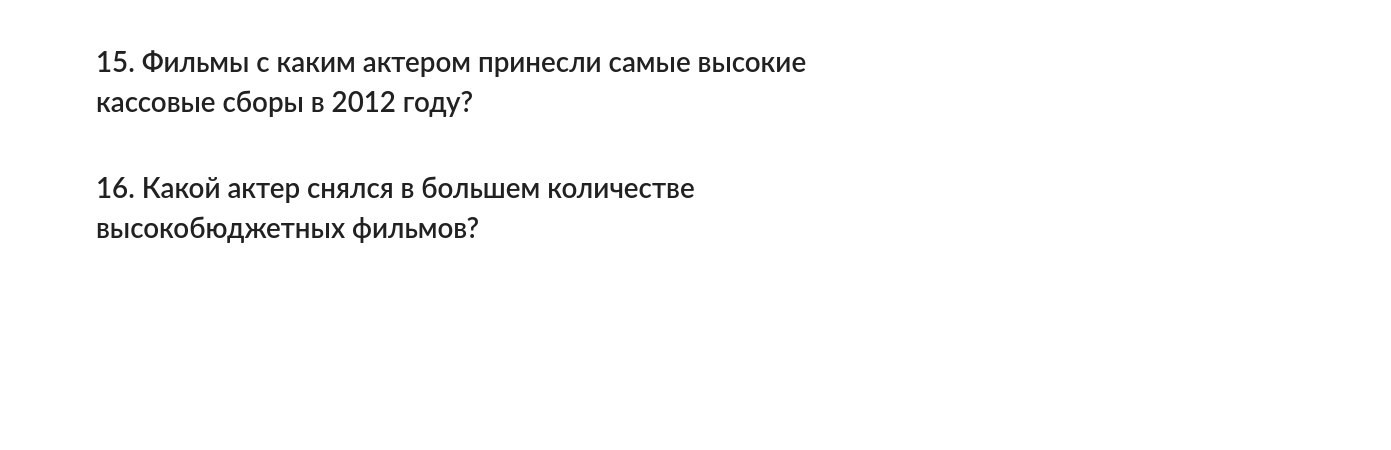
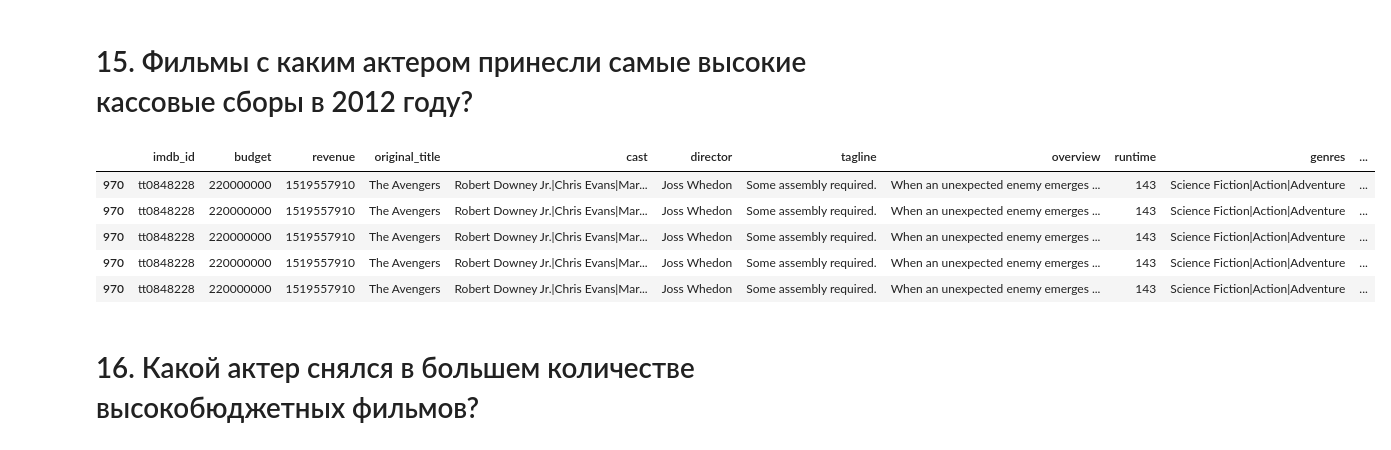
Before and after one commit to rinatok/sola-scriptura, a Jupyter notebook: 1_module/Movies_IMBD_v4.1_TEMPLATE.ipynb, the cells around one changed output. Saved outputs shown, nothing was run; the diff lists cells and outputs as text; code cells hidden in the pictures; blank space fills up the shorter version.

```diff
--- a/1_module/Movies_IMBD_v4.1_TEMPLATE.ipynb
+++ b/1_module/Movies_IMBD_v4.1_TEMPLATE.ipynb
@@ -278,3 +278,15 @@ Name: dirs, Length: 364, dtype: int64
 answers['14'] = 'Robert Rodriguez'
 # %% [markdown]
 # 15. Фильмы с каким актером принесли самые высокие кассовые сборы в 2012 году?
+# %%
+dd = data[(data['release_year'] == 2012)&(dd.revenue == dd.revenue.max())].copy()
+dd['new_cast'] = dd['cast'].str.split('|')
+cast_cut = dd.explode('new_cast')
+cast_cut
+# %% [output]
+|  | imdb_id | budget | revenue | original_title | cast | director | tagline | overview | runtime | genres | ... |
+| 970 | tt0848228 | 220000000 | 1519557910 | The Avengers | Robert Downey Jr.|Chris Evans|Mar... | Joss Whedon | Some assembly required. | When an unexpected enemy emerges ... | 143 | Science Fiction|Action|Adventure | ... |
+| 970 | tt0848228 | 220000000 | 1519557910 | The Avengers | Robert Downey Jr.|Chris Evans|Mar... | Joss Whedon | Some assembly required. | When an unexpected enemy emerges ... | 143 | Science Fiction|Action|Adventure | ... |
+| 970 | tt0848228 | 220000000 | 1519557910 | The Avengers | Robert Downey Jr.|Chris Evans|Mar... | Joss Whedon | Some assembly required. | When an unexpected enemy emerges ... | 143 | Science Fiction|Action|Adventure | ... |
+| 970 | tt0848228 | 220000000 | 1519557910 | The Avengers | Robert Downey Jr.|Chris Evans|Mar... | Joss Whedon | Some assembly required. | When an unexpected enemy emerges ... | 143 | Science Fiction|Action|Adventure | ... |
+| 970 | tt0848228 | 220000000 | 1519557910 | The Avengers | Robert Downey Jr.|Chris Evans|Mar... | Joss Whedon | Some assembly required. | When an unexpected enemy emerges ... | 143 | Science Fiction|Action|Adventure | ... |
```
Also changed, not shown: parts of 2 cells of this notebook.
